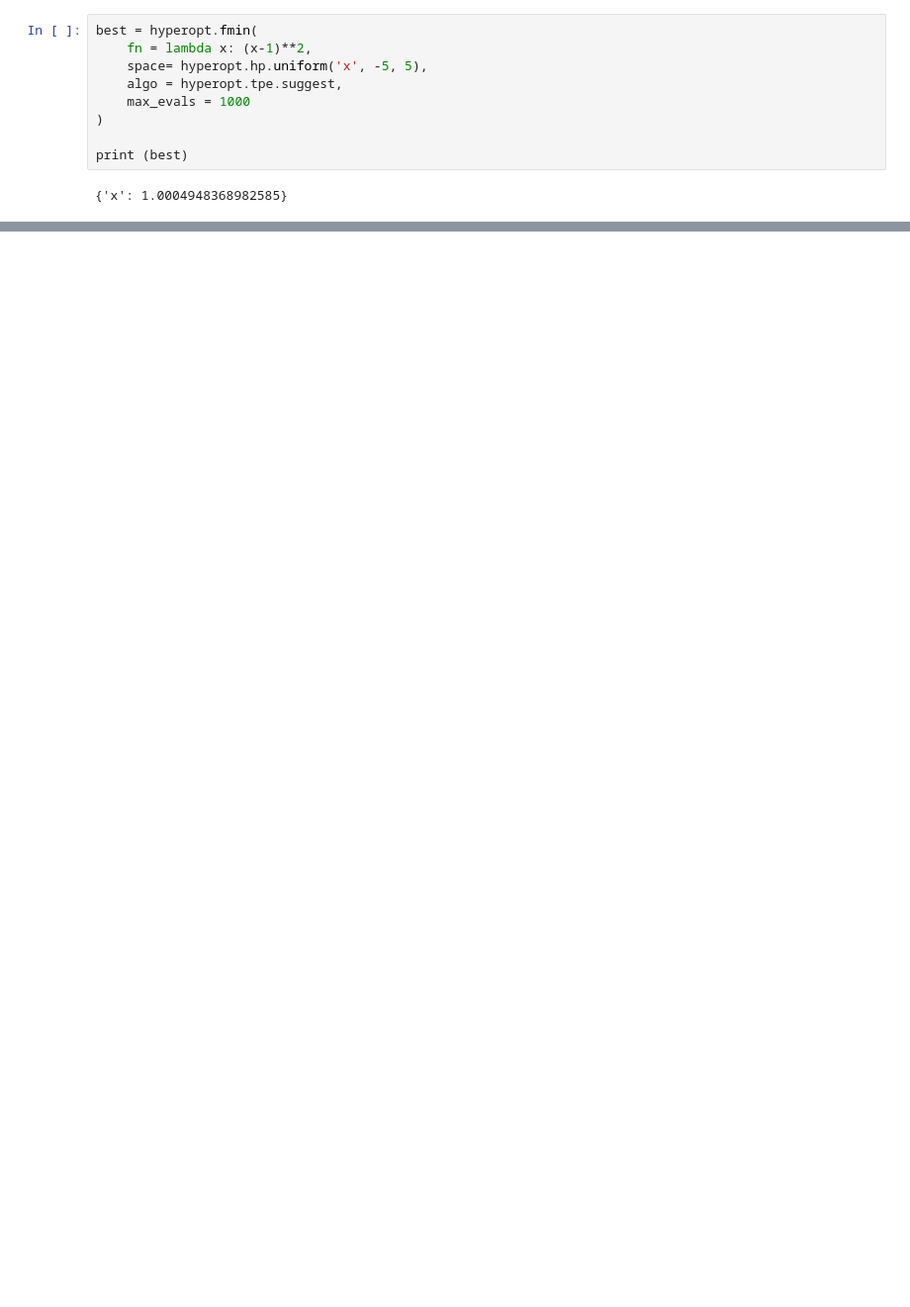
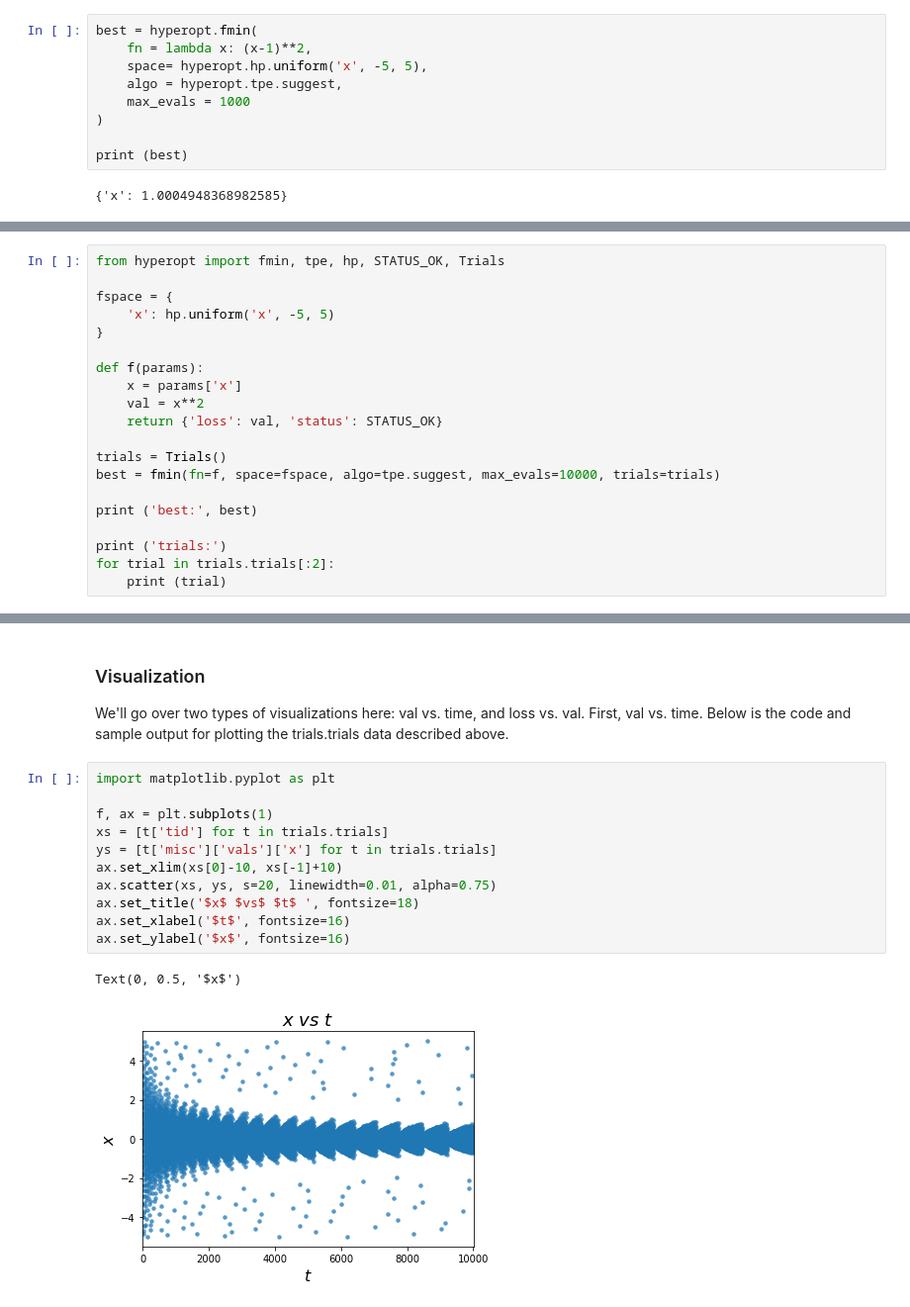
Before and after one commit to ShaunakSen/Data-Science-and-Machine-Learning, a Jupyter notebook: Parameter_Tuning_with_Hyperopt.ipynb, the cells around one changed output, grey strips where cells are left out. Shown: that part at 99% size. Cells and saved outputs as stored; diff of their text form; blank space fills up the shorter version.

Commit message:
more on hyperopt

```diff
--- a/Parameter_Tuning_with_Hyperopt.ipynb
+++ b/Parameter_Tuning_with_Hyperopt.ipynb
@@ -71,0 +146,20 @@ Here is a function with many (infinitely many given an infinite range) local min
+# %%
+from hyperopt import fmin, tpe, hp, STATUS_OK, Trials
+
+fspace = {
+    'x': hp.uniform('x', -5, 5)
+}
+
+def f(params):
+    x = params['x']
+    val = x**2
+    return {'loss': val, 'status': STATUS_OK}
+
+trials = Trials()
+best = fmin(fn=f, space=fspace, algo=tpe.suggest, max_evals=10000, trials=trials)
+
+print ('best:', best)
+
+print ('trials:')
+for trial in trials.trials[:2]:
+    print (trial)
@@ -71,0 +171,18 @@ Here is a function with many (infinitely many given an infinite range) local min
+# %% [markdown]
+### Visualization
+
+We'll go over two types of visualizations here: val vs. time, and loss vs. val. First, val vs. time. Below is the code and sample output for plotting the trials.trials data described above.
+# %%
+import matplotlib.pyplot as plt
+
+f, ax = plt.subplots(1)
+xs = [t['tid'] for t in trials.trials]
+ys = [t['misc']['vals']['x'] for t in trials.trials]
+ax.set_xlim(xs[0]-10, xs[-1]+10)
+ax.scatter(xs, ys, s=20, linewidth=0.01, alpha=0.75)
+ax.set_title('$x$ $vs$ $t$ ', fontsize=18)
+ax.set_xlabel('$t$', fontsize=16)
+ax.set_ylabel('$x$', fontsize=16)
+# %% [output]
+Text(0, 0.5, '$x$')
+[figure, added]
```
Also changed, not shown: parts of 8 cells of this notebook.
